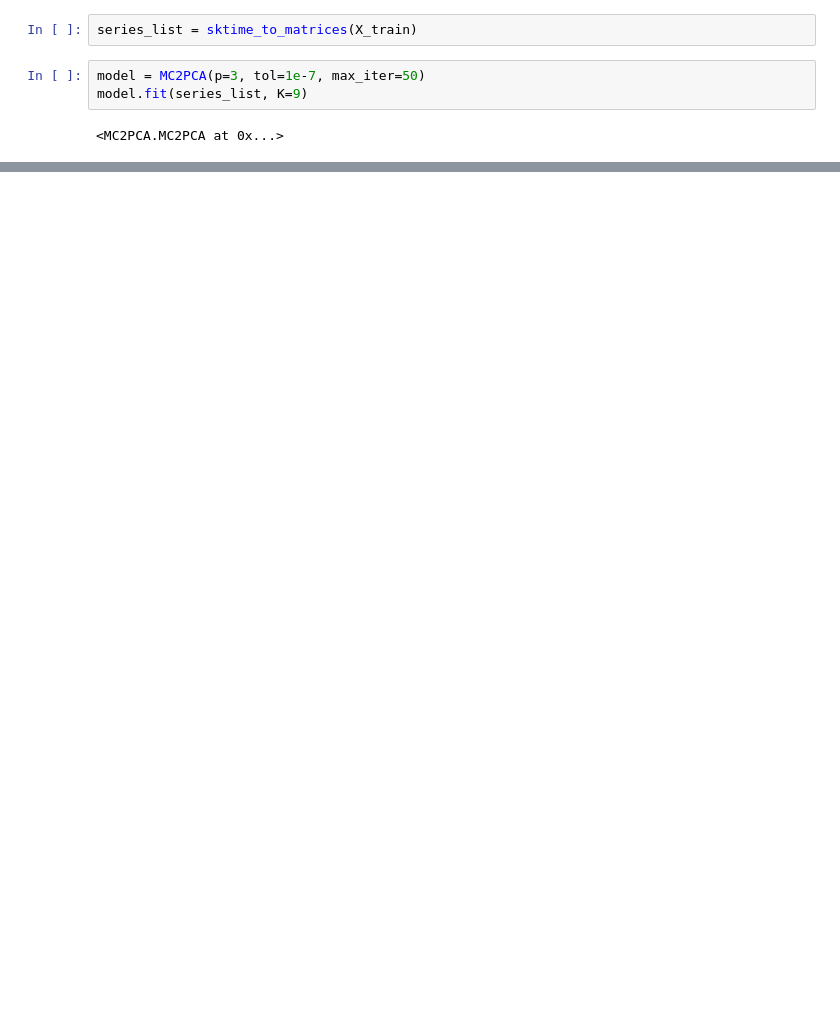
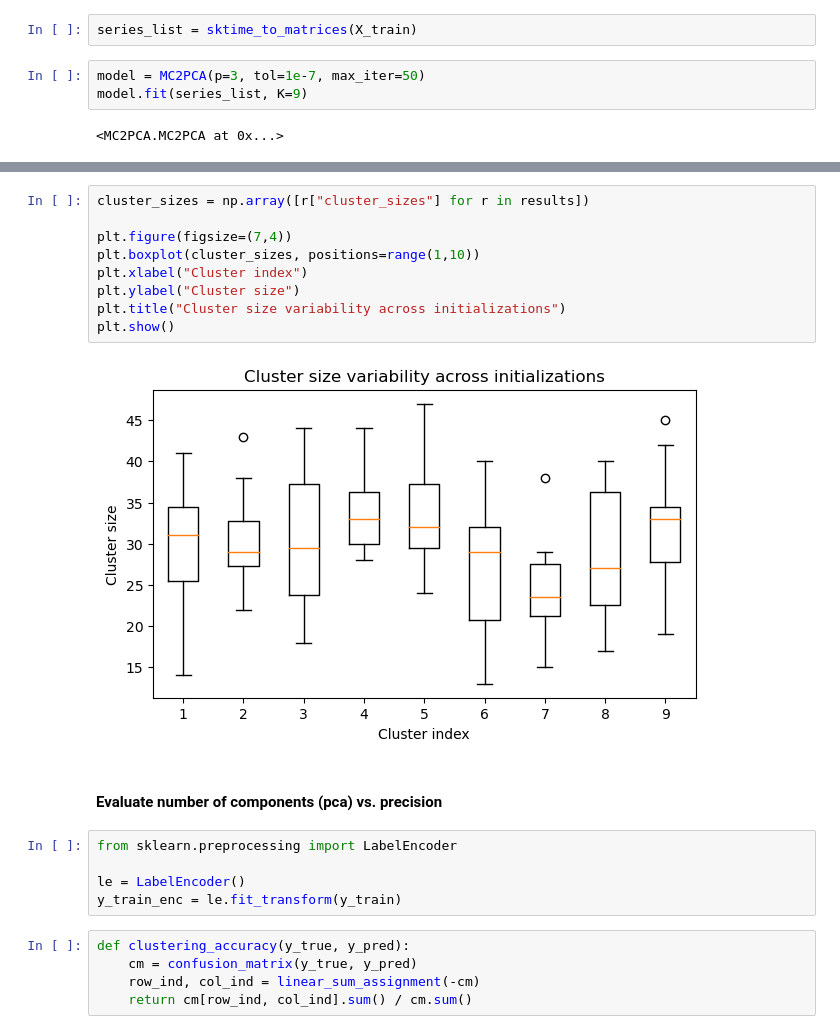
Before and after one commit to luckyman94/Implementation-of-the-MC2PCA, a Jupyter notebook: exp01_test_with_japan_vowels.ipynb, the cells around one changed output, grey strips where cells are left out. Saved outputs shown, nothing was run; the diff lists cells and outputs as text; blank space fills up the shorter version.

```diff
--- a/exp01_test_with_japan_vowels.ipynb
+++ b/exp01_test_with_japan_vowels.ipynb
@@ -55,0 +85,23 @@ print(series_list[2].shape)
+# %%
+cluster_sizes = np.array([r["cluster_sizes"] for r in results])
+
+plt.figure(figsize=(7,4))
+plt.boxplot(cluster_sizes, positions=range(1,10))
+plt.xlabel("Cluster index")
+plt.ylabel("Cluster size")
+plt.title("Cluster size variability across initializations")
+plt.show()
+# %% [output]
+[figure, added]
+# %% [markdown]
+#### Evaluate number of components (pca) vs. precision
+# %%
+from sklearn.preprocessing import LabelEncoder
+
+le = LabelEncoder()
+y_train_enc = le.fit_transform(y_train)
+# %%
+def clustering_accuracy(y_true, y_pred):
+    cm = confusion_matrix(y_true, y_pred)
+    row_ind, col_ind = linear_sum_assignment(-cm)
+    return cm[row_ind, col_ind].sum() / cm.sum()
```
Also changed, not shown: parts of 13 cells of this notebook.
